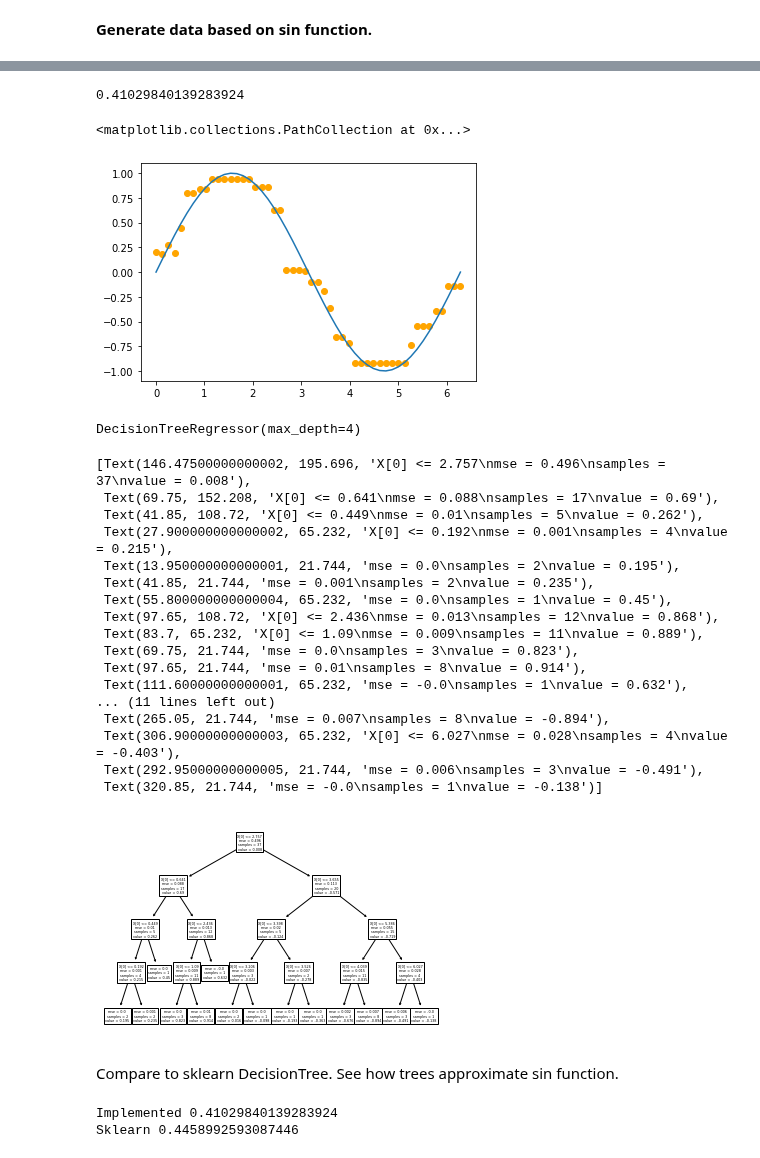
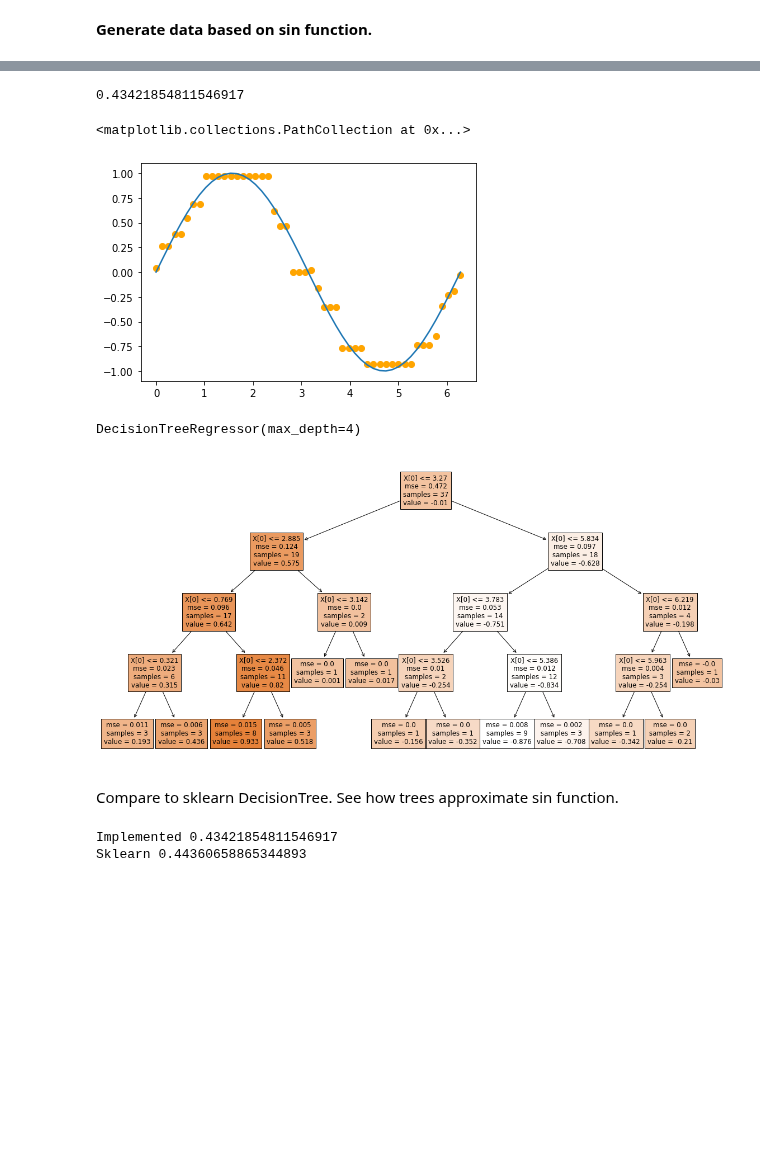
Before and after one commit to tigranfah/machine_learning, a Jupyter notebook: ACA_course/machine_learning/homeworks/homework5/DecisionTreeHomework.ipynb, the cells around one changed output, grey strips where cells are left out. Cells and saved outputs as stored; diff of their text form; code cells hidden in the pictures; blank space fills up the shorter version.

Commit message:
DecisionTree homework

```diff
--- a/ACA_course/machine_learning/homeworks/homework5/DecisionTreeHomework.ipynb
+++ b/ACA_course/machine_learning/homeworks/homework5/DecisionTreeHomework.ipynb
@@ -29,5 +31,5 @@ X_train, X_test, y_train, y_test = train_test_split(X.reshape(-1, 1), y, shuffle
 # %%
-tree = DecisionTree(4)
+tree = trees.ImpDecisionTreeRegressor(4)
 # %%
 tree.fit(X_train, y_train)
 # %%
@@ -53,10 +58,10 @@ tree.leaf_list
 # %%
 trees.RSS(tree.predict(X_test), y_test)
 # %% [output]
-0.41029840139283924
+0.43421854811546917
 # %%
 plt.plot(X, y_sin)
 plt.scatter(X, tree.predict(X.reshape(-1, 1)), color="orange")
 # %% [output]
 <matplotlib.collections.PathCollection at 0x...>
-[figure, old version]
+[figure, new version]
@@ -70,34 +74,19 @@ t.fit(X_train, y_train)
 # %% [output]
 DecisionTreeRegressor(max_depth=4)
 # %%
-sklearn.tree.plot_tree(t)
+plt.figure(figsize = (20,10))
+sklearn.tree.plot_tree(t, filled=True)
+plt.show()
 # %% [output]
-[Text(146.47500000000002, 195.696, 'X[0] <= 2.757\nmse = 0.496\nsamples = 37\nvalue = 0.008'),
- Text(69.75, 152.208, 'X[0] <= 0.641\nmse = 0.088\nsamples = 17\nvalue = 0.69'),
- Text(41.85, 108.72, 'X[0] <= 0.449\nmse = 0.01\nsamples = 5\nvalue = 0.262'),
- Text(27.900000000000002, 65.232, 'X[0] <= 0.192\nmse = 0.001\nsamples = 4\nvalue = 0.215'),
- Text(13.950000000000001, 21.744, 'mse = 0.0\nsamples = 2\nvalue = 0.195'),
- Text(41.85, 21.744, 'mse = 0.001\nsamples = 2\nvalue = 0.235'),
- Text(55.800000000000004, 65.232, 'mse = 0.0\nsamples = 1\nvalue = 0.45'),
- Text(97.65, 108.72, 'X[0] <= 2.436\nmse = 0.013\nsamples = 12\nvalue = 0.868'),
- Text(83.7, 65.232, 'X[0] <= 1.09\nmse = 0.009\nsamples = 11\nvalue = 0.889'),
- Text(69.75, 21.744, 'mse = 0.0\nsamples = 3\nvalue = 0.823'),
- Text(97.65, 21.744, 'mse = 0.01\nsamples = 8\nvalue = 0.914'),
- Text(111.60000000000001, 65.232, 'mse = -0.0\nsamples = 1\nvalue = 0.632'),
-... (11 lines left out)
- Text(265.05, 21.744, 'mse = 0.007\nsamples = 8\nvalue = -0.894'),
- Text(306.90000000000003, 65.232, 'X[0] <= 6.027\nmse = 0.028\nsamples = 4\nvalue = -0.403'),
- Text(292.95000000000005, 21.744, 'mse = 0.006\nsamples = 3\nvalue = -0.491'),
- Text(320.85, 21.744, 'mse = -0.0\nsamples = 1\nvalue = -0.138')]
-[figure, old version]
+[figure, new version]
 # %% [markdown]
 Compare to sklearn DecisionTree. See how trees approximate sin function.
 # %%
 print("Implemented", trees.RSS(y_test, tree.predict(X_test)))
 print("Sklearn", trees.RSS(y_test, t.predict(X_test)))
 # %% [output]
-Implemented 0.41029840139283924
-Sklearn 0.4458992593087446
+Implemented 0.43421854811546917
+Sklearn 0.44360658865344893
 # %%
 plt.plot(X, y_sin)
 plt.scatter(X, tree.predict(X.reshape(-1, 1)), color="orange")
```
Also changed, not shown: parts of 25 cells of this notebook, 2 other files.
